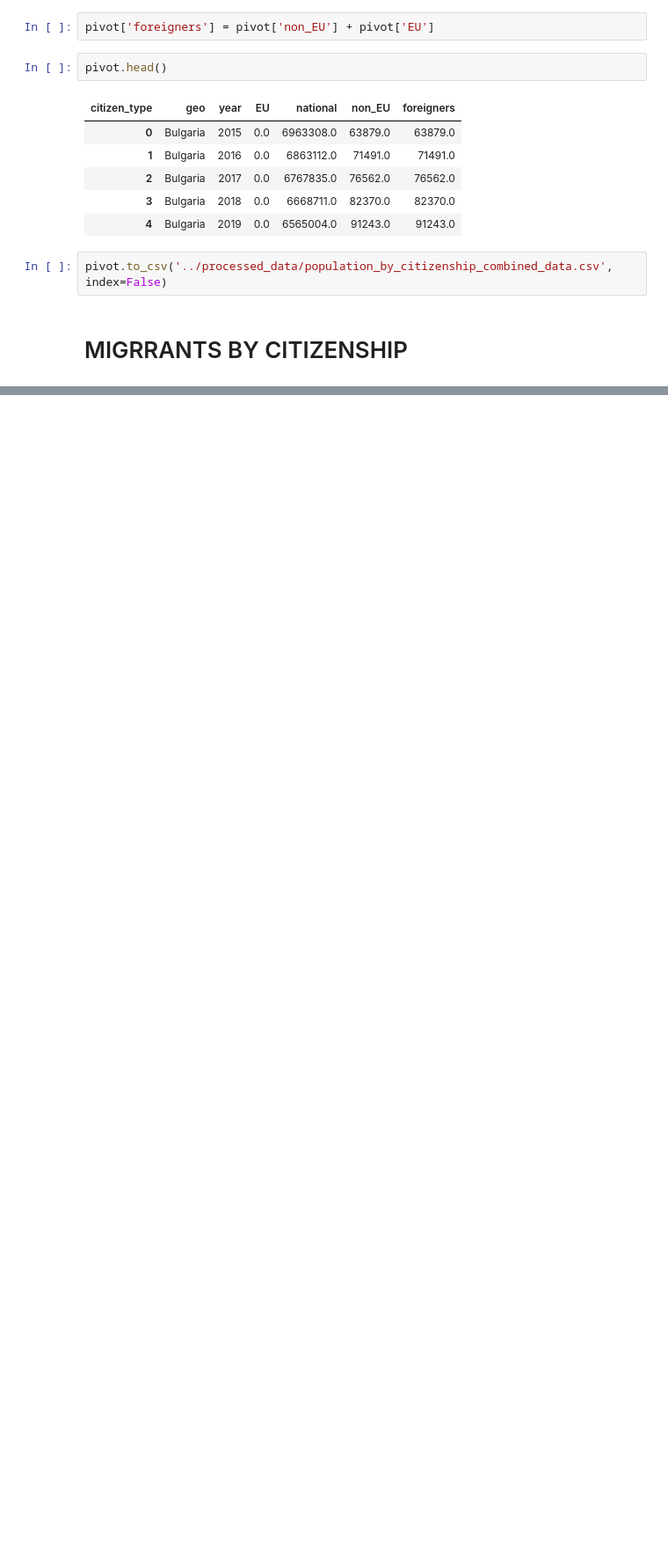
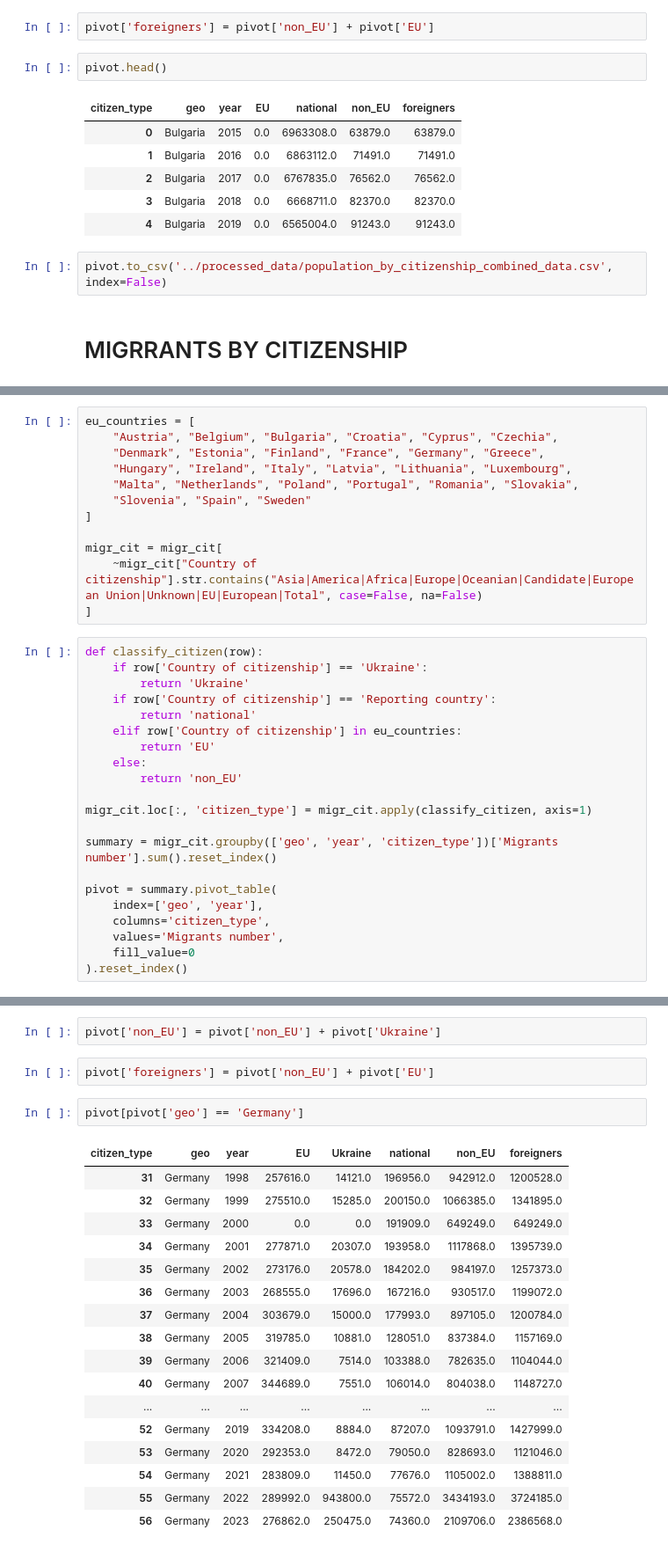
Before and after one commit to natix-x/Data-mining-in-Migration-Analysis, a Jupyter notebook: data_analysis/migration_numbers_combined.ipynb, the cells around one changed output, grey strips where cells are left out. Shown at 88% size. Drawn from its saved outputs; the diff is of its cells as text; blank space fills up the shorter version.

Commit message:
Added data analysis - migration numbers combined | immigrants by citizenship with ukrainian refugess & asylum applicants

```diff
--- a/data_analysis/migration_numbers_combined.ipynb
+++ b/data_analysis/migration_numbers_combined.ipynb
@@ -103,0 +137,33 @@ pivot.to_csv('../processed_data/population_by_citizenship_combined_data.csv', in
+# %%
+eu_countries = [
+    "Austria", "Belgium", "Bulgaria", "Croatia", "Cyprus", "Czechia",
+    "Denmark", "Estonia", "Finland", "France", "Germany", "Greece",
+    "Hungary", "Ireland", "Italy", "Latvia", "Lithuania", "Luxembourg",
+    "Malta", "Netherlands", "Poland", "Portugal", "Romania", "Slovakia",
+    "Slovenia", "Spain", "Sweden"
+]
+
+migr_cit = migr_cit[
+    ~migr_cit["Country of citizenship"].str.contains("Asia|America|Africa|Europe|Oceanian|Candidate|European Union|Unknown|EU|European|Total", case=False, na=False)
+]
+# %%
+def classify_citizen(row):
+    if row['Country of citizenship'] == 'Ukraine':
+        return 'Ukraine'
+    if row['Country of citizenship'] == 'Reporting country':
+        return 'national'
+    elif row['Country of citizenship'] in eu_countries:
+        return 'EU'
+    else:
+        return 'non_EU'
+
+migr_cit.loc[:, 'citizen_type'] = migr_cit.apply(classify_citizen, axis=1)
+
+summary = migr_cit.groupby(['geo', 'year', 'citizen_type'])['Migrants number'].sum().reset_index()
+
+pivot = summary.pivot_table(
+    index=['geo', 'year'],
+    columns='citizen_type',
+    values='Migrants number',
+    fill_value=0
+).reset_index()
@@ -103,0 +179,24 @@ pivot.to_csv('../processed_data/population_by_citizenship_combined_data.csv', in
+# %%
+pivot['non_EU'] = pivot['non_EU'] + pivot['Ukraine']
+# %%
+pivot['foreigners'] = pivot['non_EU'] + pivot['EU']
+# %%
+pivot[pivot['geo'] == 'Germany']
+# %% [output]
+| citizen_type | geo | year | EU | Ukraine | national | non_EU | foreigners |
+| 31 | Germany | 1998 | 257616.0 | 14121.0 | 196956.0 | 942912.0 | 1200528.0 |
+| 32 | Germany | 1999 | 275510.0 | 15285.0 | 200150.0 | 1066385.0 | 1341895.0 |
+| 33 | Germany | 2000 | 0.0 | 0.0 | 191909.0 | 649249.0 | 649249.0 |
+| 34 | Germany | 2001 | 277871.0 | 20307.0 | 193958.0 | 1117868.0 | 1395739.0 |
+| 35 | Germany | 2002 | 273176.0 | 20578.0 | 184202.0 | 984197.0 | 1257373.0 |
+| 36 | Germany | 2003 | 268555.0 | 17696.0 | 167216.0 | 930517.0 | 1199072.0 |
+| 37 | Germany | 2004 | 303679.0 | 15000.0 | 177993.0 | 897105.0 | 1200784.0 |
+| 38 | Germany | 2005 | 319785.0 | 10881.0 | 128051.0 | 837384.0 | 1157169.0 |
+| 39 | Germany | 2006 | 321409.0 | 7514.0 | 103388.0 | 782635.0 | 1104044.0 |
+| 40 | Germany | 2007 | 344689.0 | 7551.0 | 106014.0 | 804038.0 | 1148727.0 |
+| ... | ... | ... | ... | ... | ... | ... | ... |
+| 52 | Germany | 2019 | 334208.0 | 8884.0 | 87207.0 | 1093791.0 | 1427999.0 |
+| 53 | Germany | 2020 | 292353.0 | 8472.0 | 79050.0 | 828693.0 | 1121046.0 |
+| 54 | Germany | 2021 | 283809.0 | 11450.0 | 77676.0 | 1105002.0 | 1388811.0 |
+| 55 | Germany | 2022 | 289992.0 | 943800.0 | 75572.0 | 3434193.0 | 3724185.0 |
+| 56 | Germany | 2023 | 276862.0 | 250475.0 | 74360.0 | 2109706.0 | 2386568.0 |
```
Also changed, not shown: parts of 30 cells of this notebook, 1 other file.
